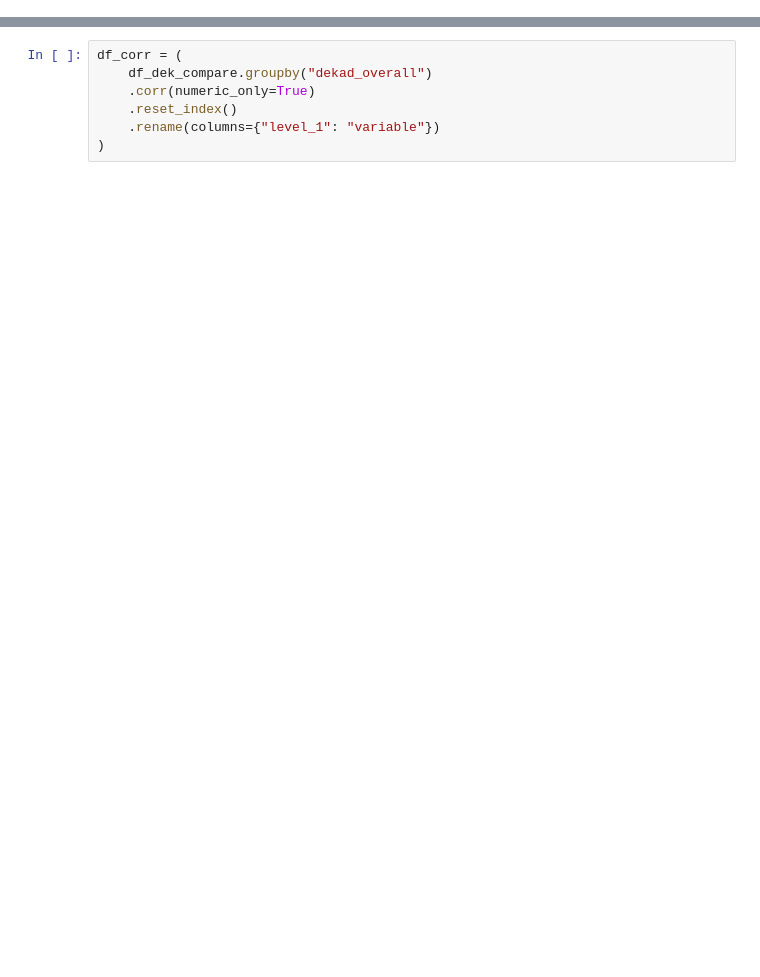
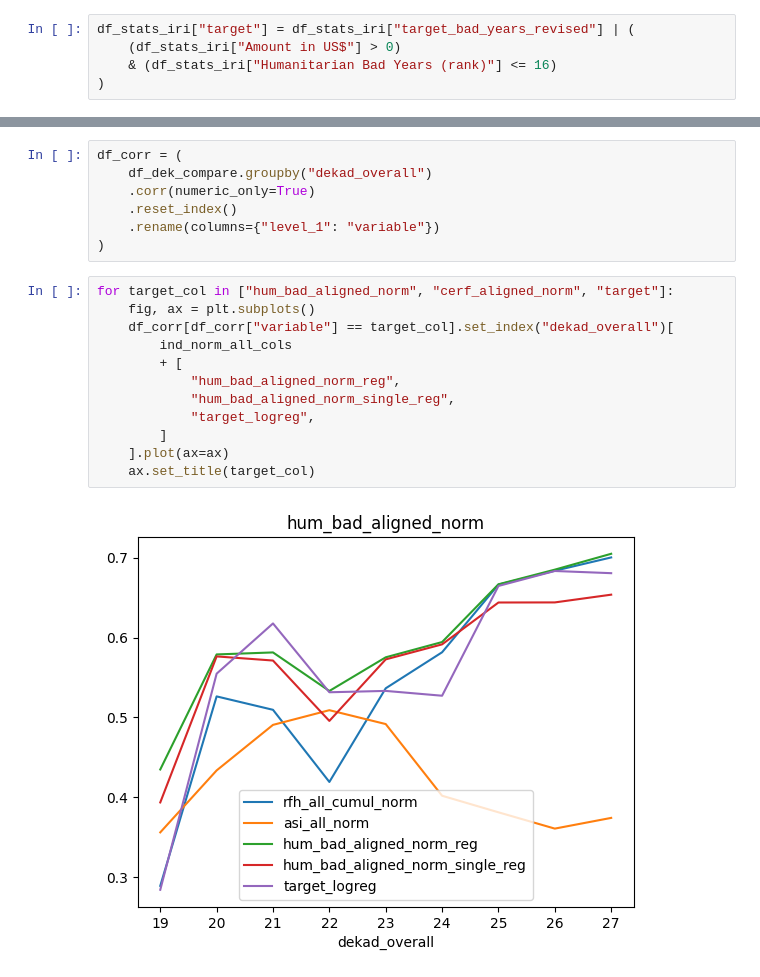
Before and after one commit to OCHA-DAP/ds-aa-mrt-drought, a Jupyter notebook: exploration/regression.ipynb, the cells around one changed output, grey strips where cells are left out. Saved outputs shown, nothing was run; the diff lists cells and outputs as text; blank space fills up the shorter version.

```diff
--- a/exploration/regression.ipynb
+++ b/exploration/regression.ipynb
@@ -173,0 +135,5 @@ df_stats_iri["target"] = (
+# %%
+df_stats_iri["target"] = df_stats_iri["target_bad_years_revised"] | (
+    (df_stats_iri["Amount in US$"] > 0)
+    & (df_stats_iri["Humanitarian Bad Years (rank)"] <= 16)
+)
@@ -358,3 +377,17 @@ df_corr = (
     .reset_index()
     .rename(columns={"level_1": "variable"})
 )
+# %%
+for target_col in ["hum_bad_aligned_norm", "cerf_aligned_norm", "target"]:
+    fig, ax = plt.subplots()
+    df_corr[df_corr["variable"] == target_col].set_index("dekad_overall")[
+        ind_norm_all_cols
+        + [
+            "hum_bad_aligned_norm_reg",
+            "hum_bad_aligned_norm_single_reg",
+            "target_logreg",
+        ]
+    ].plot(ax=ax)
+    ax.set_title(target_col)
+# %% [output]
+[figure, new version]
```
Also changed, not shown: parts of 68 cells of this notebook, 2 other files.
